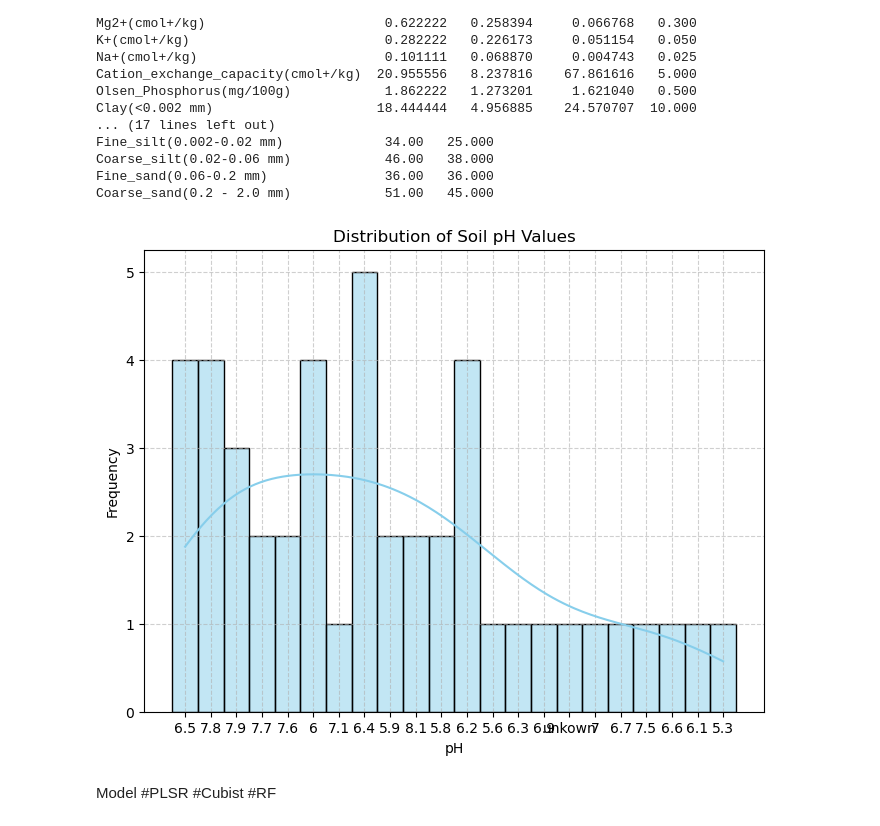
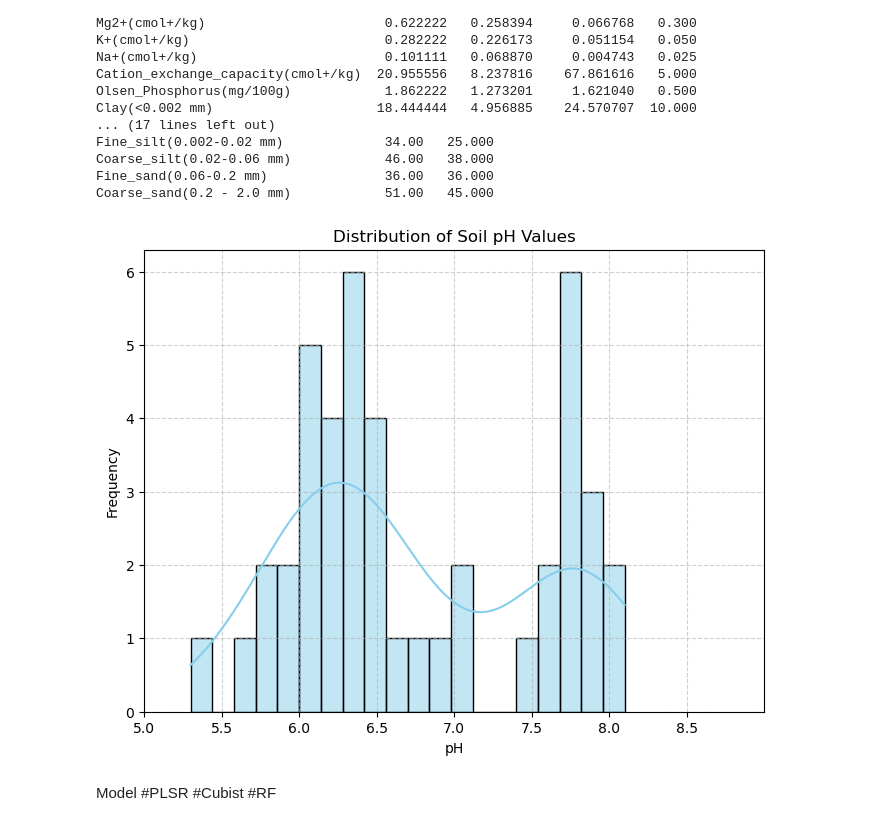
Before and after one commit to Juuuuuuupiter/Neospectra_Soil, a Jupyter notebook: spectra_se_soil.ipynb, the cells around one changed output. Cells and saved outputs as stored; diff of their text form; code cells hidden in the pictures.

Commit message:
graphic can be read as numeric

```diff
--- a/spectra_se_soil.ipynb
+++ b/spectra_se_soil.ipynb
@@ -299,15 +299,18 @@ Coarse_sand(0.2 - 2.0 mm)            51.00   45.000
 # %%
 #frequency graphic of wetlab properties
 plt.figure(figsize=(8, 6))
-sns.histplot(df_wetlab_data['pH(water)'], bins=20, kde=True, color='skyblue')
+sns.histplot(pd.to_numeric(df_wetlab_data['pH(water)'], errors='coerce'), bins=20, kde=True, color='skyblue')
 
 plt.title("Distribution of Soil pH Values")
 plt.xlabel("pH")
 plt.ylabel("Frequency")
 plt.grid(True, linestyle="--", alpha=0.6)
+plt.xlim(5, 9)
+plt.xticks(np.arange(5, 9, 0.5))
+
 plt.show()
 # %% [output]
-[figure, old version]
+[figure, new version]
 # %%
 ##manually change the csv file
 # %% [markdown]
```
